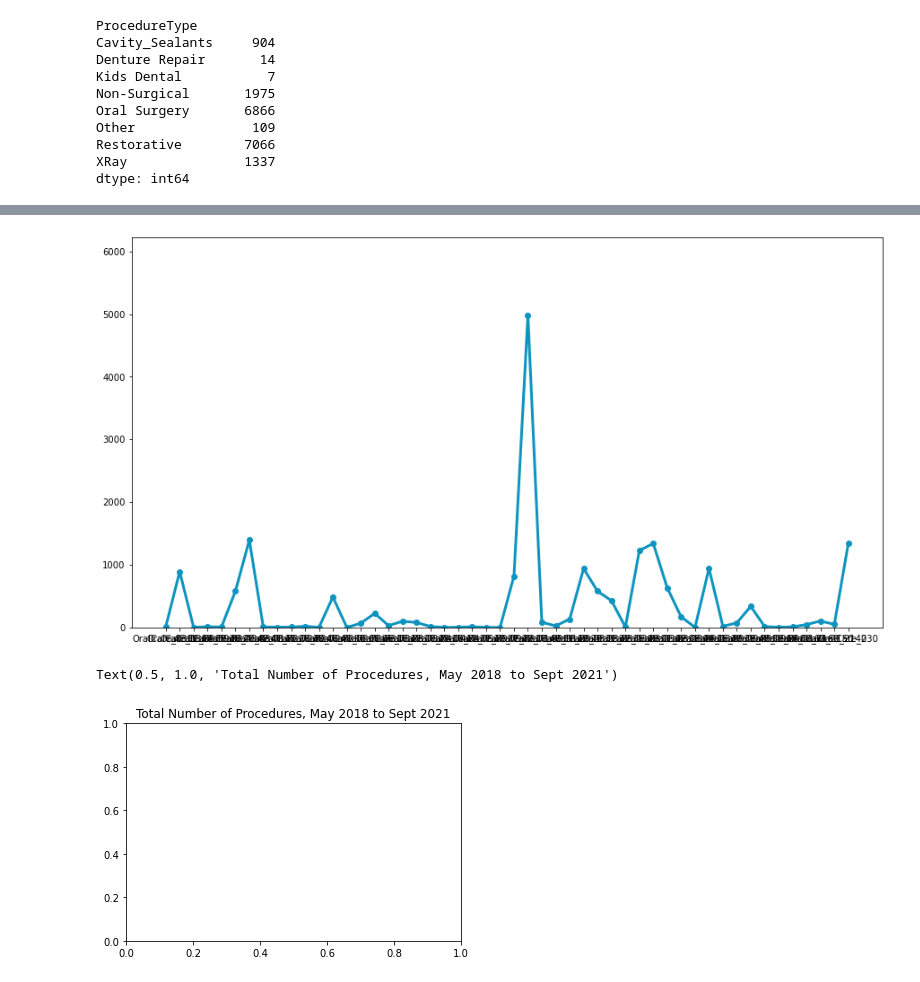
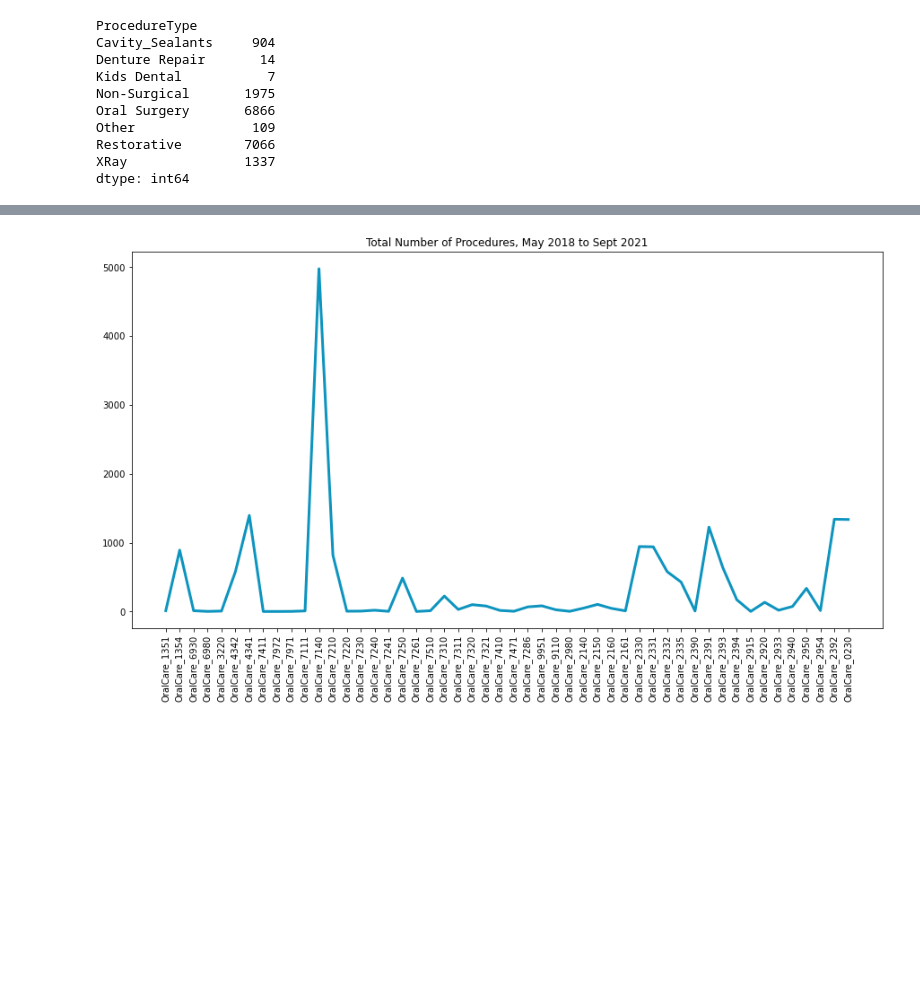
Before and after one commit to Jmiah789/smile-on-get_tootha_choppa, a Jupyter notebook: notebooks/DentalProcGraph.ipynb, the cells around one changed output, grey strips where cells are left out. Drawn from its saved outputs; the diff is of its cells as text; code cells hidden in the pictures; blank space fills up the shorter version.

```diff
--- a/notebooks/DentalProcGraph.ipynb
+++ b/notebooks/DentalProcGraph.ipynb
@@ -115,17 +113,24 @@ Text(0.5, 1.0, 'Total Number of Procedures, May 2018 to Sept 2021')
-# %%
-fig= plt.figure(figsize=(15,8))
-ax2=plt.subplot(1,1,1)
-
-ax2.plot(df['ProcedureCode'], df['Count'],  'o-', color = '#0D94BF', linewidth = 3)
-
-ax2.set_ylim(0, df['Count'].max()*1.25)
-
-plt.show()
-plt.title ('Total Number of Procedures, May 2018 to Sept 2021')
-# %% [output]
-[figure, removed]
-Text(0.5, 1.0, 'Total Number of Procedures, May 2018 to Sept 2021')
-[figure, removed]
+# %%
+fig= plt.figure(figsize=(15,8))
+x = [0,1,2,3,4,5,6,7,8,9,10,11,12,13,14,15,16,17,18,19,20,21,22,23,24,25,26,27,28,29,30,31,32,33,34,35,36,37,38,39,40,41,42,43,44,45,46,47,48,49]
+y = df['Count']
+labels = df['ProcedureCode']
+
+#ax=plt.subplot(1,1,1)
+#ax.set_ylim(0, df['Count'].max()*1.25)
+
+plt.plot(x, y, color = '#0D94BF', linewidth = 3)
+# You can specify a rotation for the tick labels in degrees or with keywords.
+plt.xticks(x, labels, rotation='vertical')
+
+plt.title ('Total Number of Procedures, May 2018 to Sept 2021')
+# Pad margins so that markers don't get clipped by the axes
+##plt.margins(0.2)
+# Tweak spacing to prevent clipping of tick-labels
+plt.subplots_adjust(bottom=0.15)
+plt.show()
+# %% [output]
+[figure, added]
 # %%
 grouped_df = df.groupby('ProcedureType').sum()
 grouped_df
```
Also changed, not shown: parts of 13 cells of this notebook.
